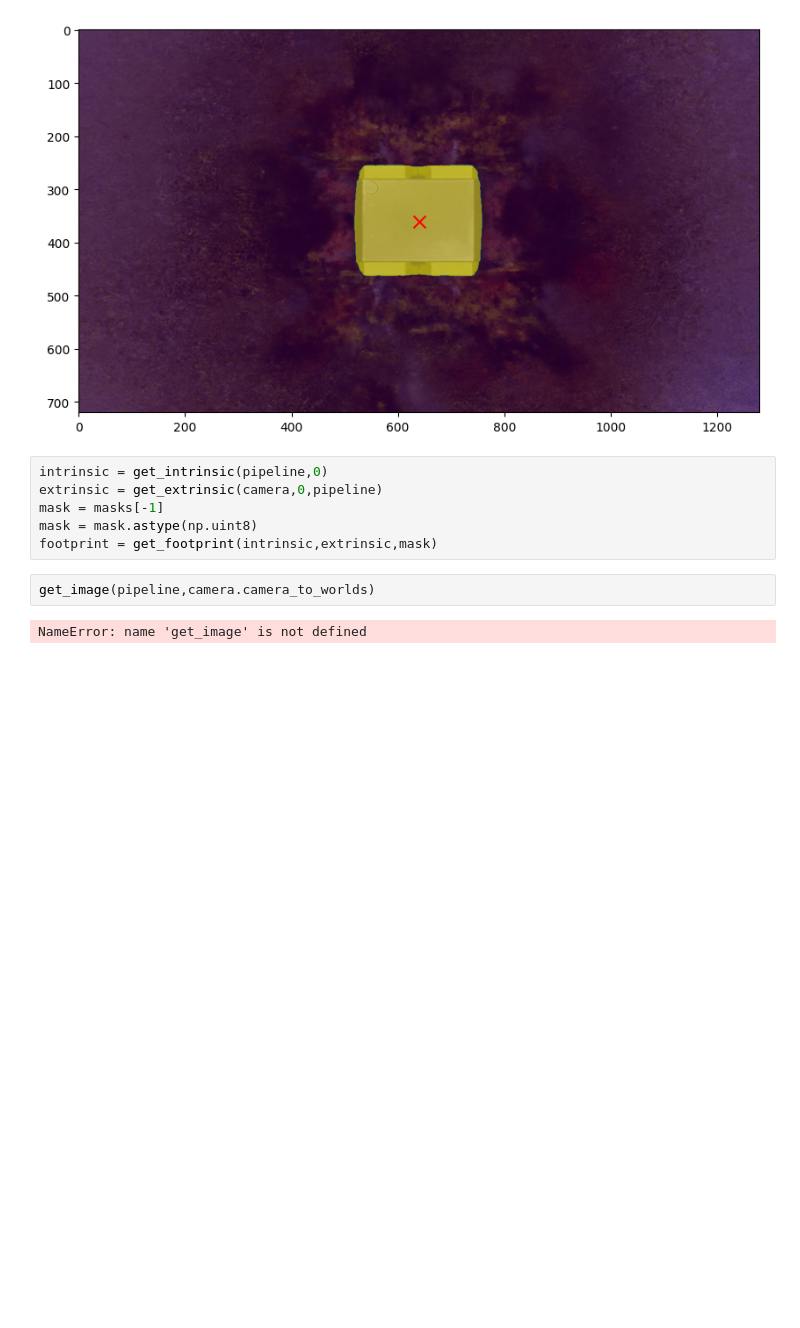
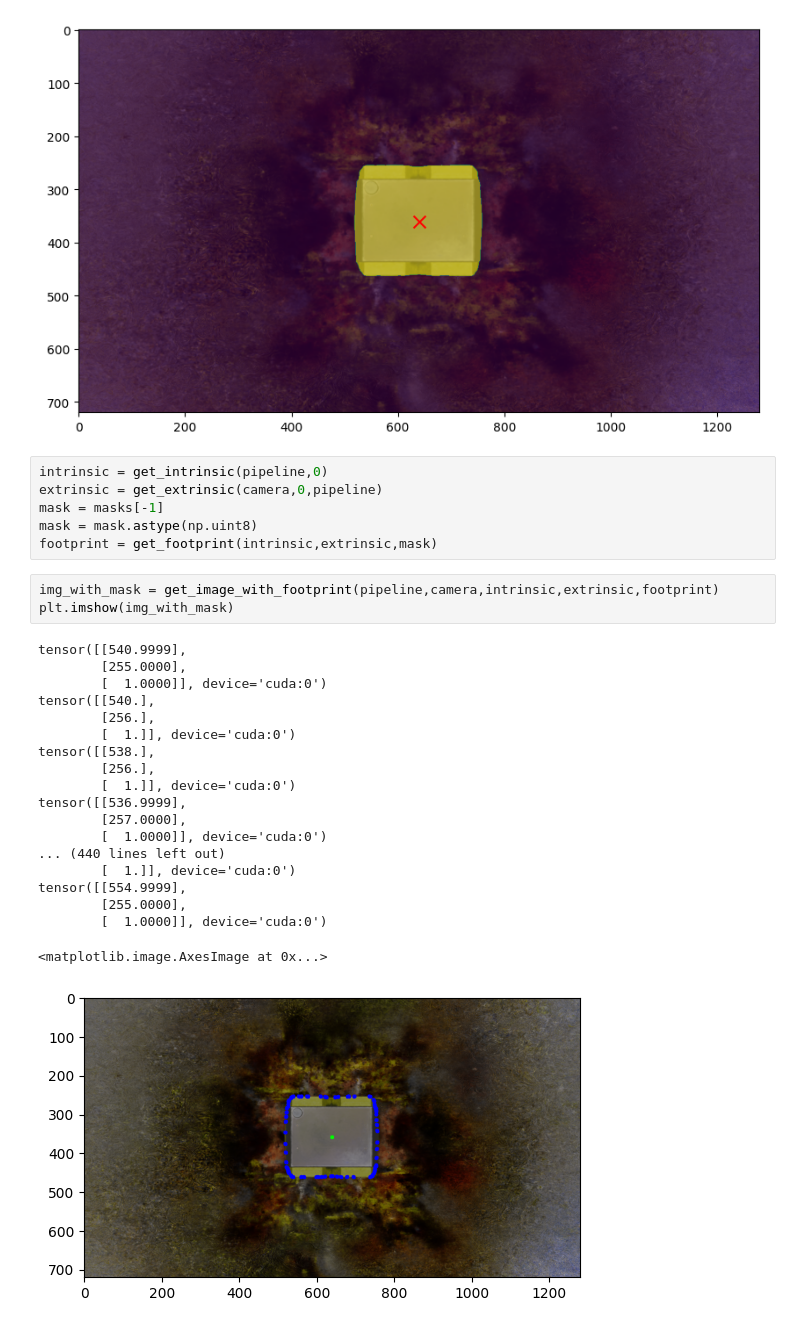
Before and after one commit to tauzn-clock/plane-nerf, a Jupyter notebook: utils/find_footprint.ipynb, the cells around one changed output. Cells and saved outputs as stored; diff of their text form; blank space fills up the shorter version.

```diff
--- a/utils/find_footprint.ipynb
+++ b/utils/find_footprint.ipynb
@@ -105,7 +106,26 @@ extrinsic = get_extrinsic(camera,0,pipeline)
 mask = masks[-1]
 mask = mask.astype(np.uint8)
 footprint = get_footprint(intrinsic,extrinsic,mask)
-# %%
-get_image(pipeline,camera.camera_to_worlds)
-# %% [output]
-NameError: name 'get_image' is not defined
+# %%
+img_with_mask = get_image_with_footprint(pipeline,camera,intrinsic,extrinsic,footprint)
+plt.imshow(img_with_mask)
+# %% [output]
+tensor([[540.9999],
+        [255.0000],
+        [  1.0000]], device='cuda:0')
+tensor([[540.],
+        [256.],
+        [  1.]], device='cuda:0')
+tensor([[538.],
+        [256.],
+        [  1.]], device='cuda:0')
+tensor([[536.9999],
+        [257.0000],
+        [  1.0000]], device='cuda:0')
+... (440 lines left out)
+        [  1.]], device='cuda:0')
+tensor([[554.9999],
+        [255.0000],
+        [  1.0000]], device='cuda:0')
+<matplotlib.image.AxesImage at 0x...>
+[figure, added]
```
Also changed, not shown: parts of 3 cells of this notebook, 2 other files.
